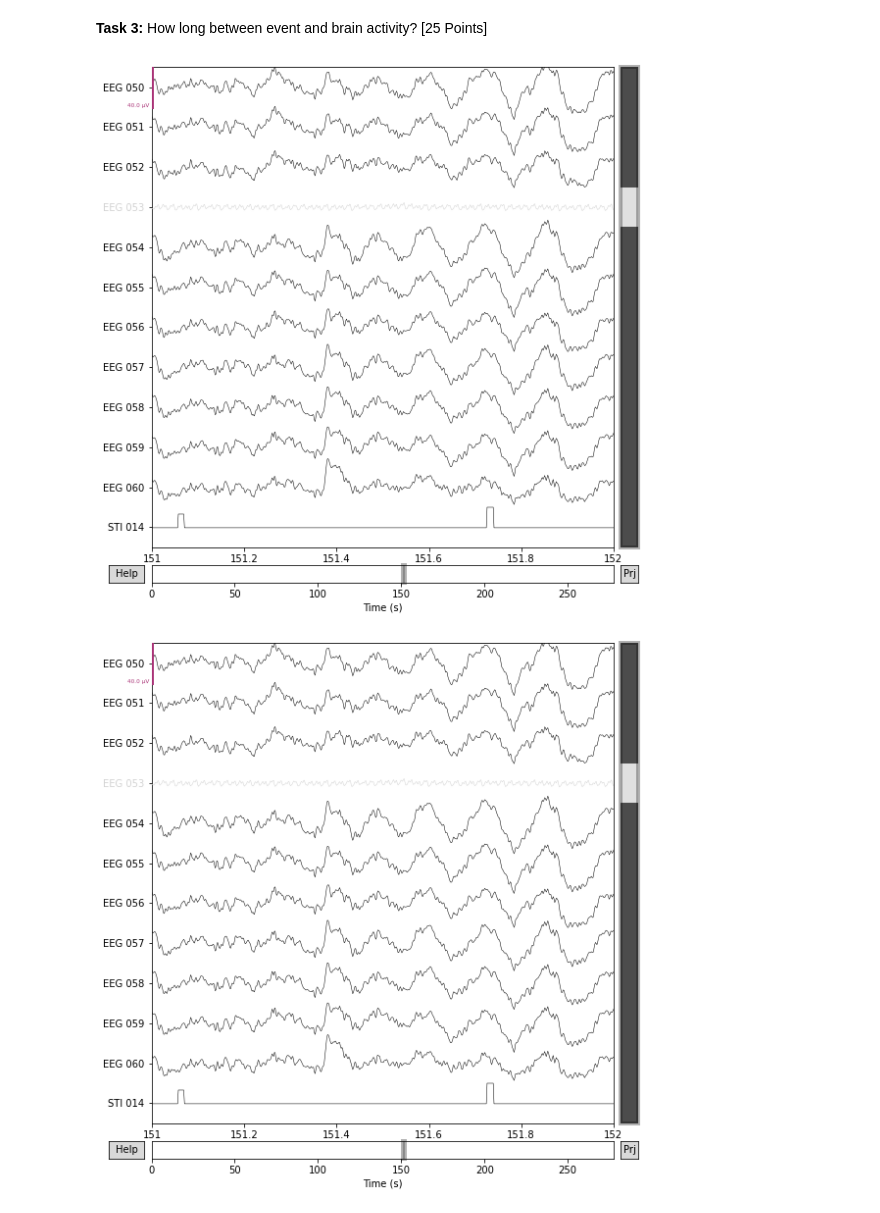
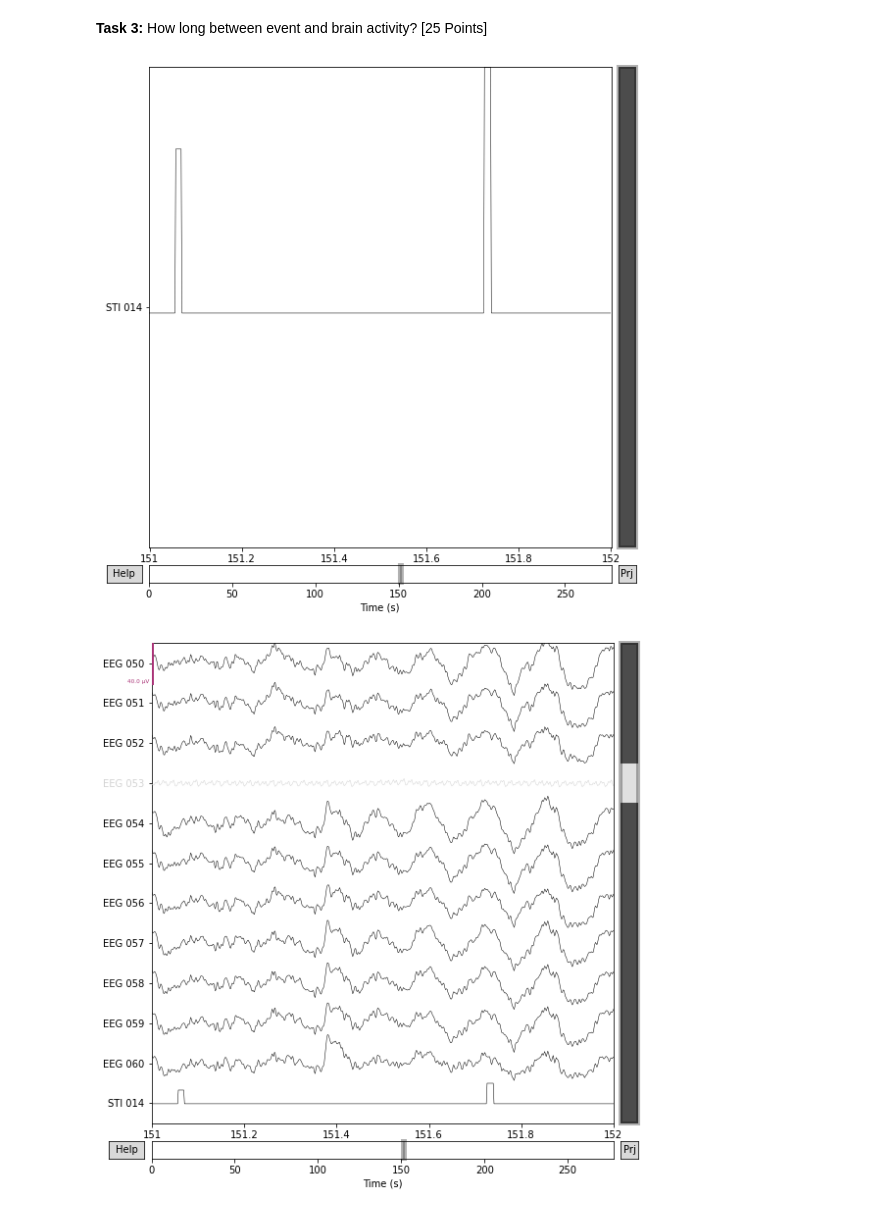
Before and after one commit to bostongfx/cs666student_2023, a Jupyter notebook: Copy_of_CS666_Assignment_2.ipynb, the cells around one changed output. Saved outputs shown, nothing was run; the diff lists cells and outputs as text; code cells hidden in the pictures.

```diff
--- a/Copy_of_CS666_Assignment_2.ipynb
+++ b/Copy_of_CS666_Assignment_2.ipynb
@@ -152,10 +149,10 @@ Bad_channel = "EEG 053"
 **Task 3:** How long between event and brain activity? [25 Points]
 # %%
 # the following code plots the stimulus channel for the same time
-channel_indexes = [raw.ch_names.index('STI 014')]
+chan_idxs = [raw.ch_names.index('STI 014')]
 stim = raw.plot(order=chan_idxs, start=151, duration=1)
 # %% [output]
-[figure, old version]
+[figure, new version]
 # %%
 # TODO Please combine the last two plots into one.
 # the plot should show EEG channels 50-60 and the stimulus channel together.
```
Also changed, not shown: parts of 8 cells of this notebook.
